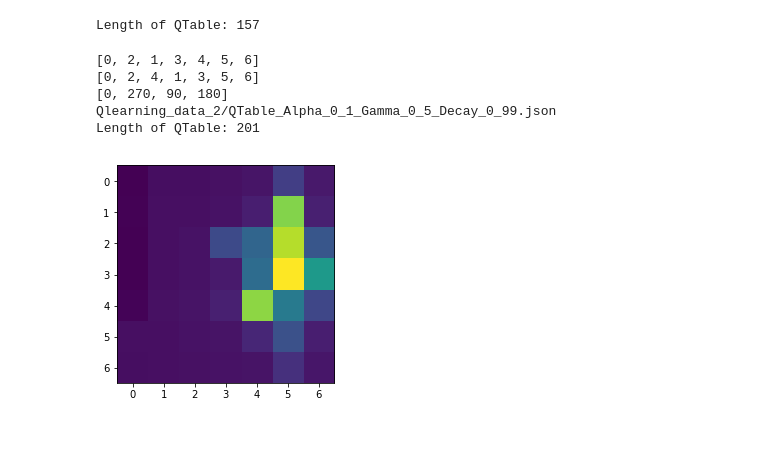
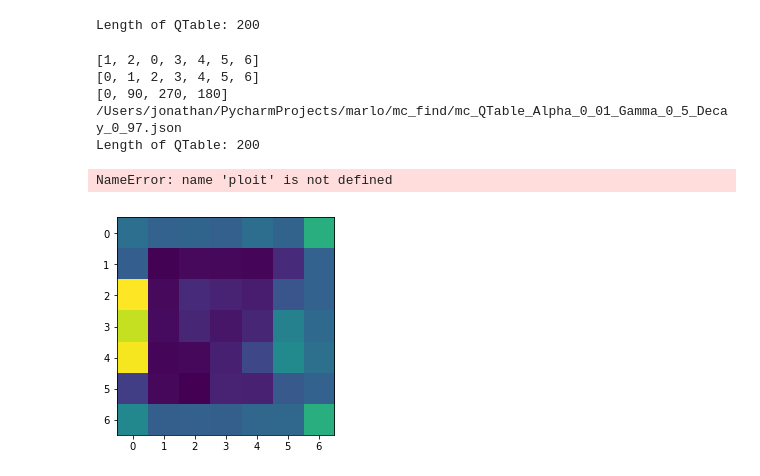
Before and after one commit to mattthelee/Marlo-Double-DQN, a Jupyter notebook: Johnny_looking_data.ipynb, the cells around one changed output. Drawn from its saved outputs; the diff is of its cells as text; code cells hidden in the pictures; blank space fills up the shorter version.

```diff
--- a/Johnny_looking_data.ipynb
+++ b/Johnny_looking_data.ipynb
@@ -7,14 +7,15 @@ import matplotlib.pyplot as plt
 from numpy import genfromtxt
 import os
 
-with open('QTable.json') as f:
+with open('/Users/jonathan/PycharmProjects/marlo/mc_find/mc_QTableBackUp.json') as f:
     Qtable = json.load(f)
 print("Length of QTable: " + str(len(Qtable)))
 # %% [output]
-Length of QTable: 157
+Length of QTable: 200
 # %%
 file_list = [
-    "Qlearning_data_2/QTable_Alpha_0_1_Gamma_0_5_Decay_0_99.json"
+    "/Users/jonathan/PycharmProjects/marlo/mc_find/mc_QTable_Alpha_0_01_Gamma_0_5_Decay_0_97.json",
+    "/Users/jonathan/PycharmProjects/marlo/mc_find/mc_QTable_Alpha_0_01_Gamma_1_Decay_0_97.json"
 ]
 
 xs = []; zs = []; yaws = []
@@ -39,36 +40,38 @@ def printGrid(xs,zs,Qtable):
     for key in Qtable:
         values = key.split(":")
         x = float(values[0])
         z = float(values[1])
         reward = max(Qtable[key])
 
         gridXStart = int(x*36)
         gridXEnd = int(x*36 + 36)
         gridZStart = int(z*36)
         gridZEnd = int(z*36 + 36)
 
         grid[gridXStart:gridXEnd,gridZStart:gridZEnd] += block*(reward/4)
 
     ax = plt.axes()
     ax.imshow(grid)
 
     ax.set_xticks([(i*36 + 18 ) for i in range(xLen+1)])
     ax.set_xticklabels([str(i) for i in range(xLen+1)])
     ax.set_yticks([(i*36 + 18 ) for i in range(xLen+1)])
     ax.set_yticklabels([str(i) for i in range(xLen+1)])
 
 
 
 for file in file_list:
     print(file)
     with open(file) as f:
         Qtable = json.load(f)
     print("Length of QTable: " + str(len(Qtable)))
     printGrid(xs,zs,Qtable)
+    ploit()
 # %% [output]
-[0, 2, 1, 3, 4, 5, 6]
-[0, 2, 4, 1, 3, 5, 6]
-[0, 270, 90, 180]
-Qlearning_data_2/QTable_Alpha_0_1_Gamma_0_5_Decay_0_99.json
-Length of QTable: 201
+[1, 2, 0, 3, 4, 5, 6]
+[0, 1, 2, 3, 4, 5, 6]
+[0, 90, 270, 180]
+/Users/jonathan/PycharmProjects/marlo/mc_find/mc_QTable_Alpha_0_01_Gamma_0_5_Decay_0_97.json
+Length of QTable: 200
+NameError: name 'ploit' is not defined
-[figure, old version]
+[figure, new version]
```
Also changed, not shown: parts of 3 cells of this notebook, 19 other files.
